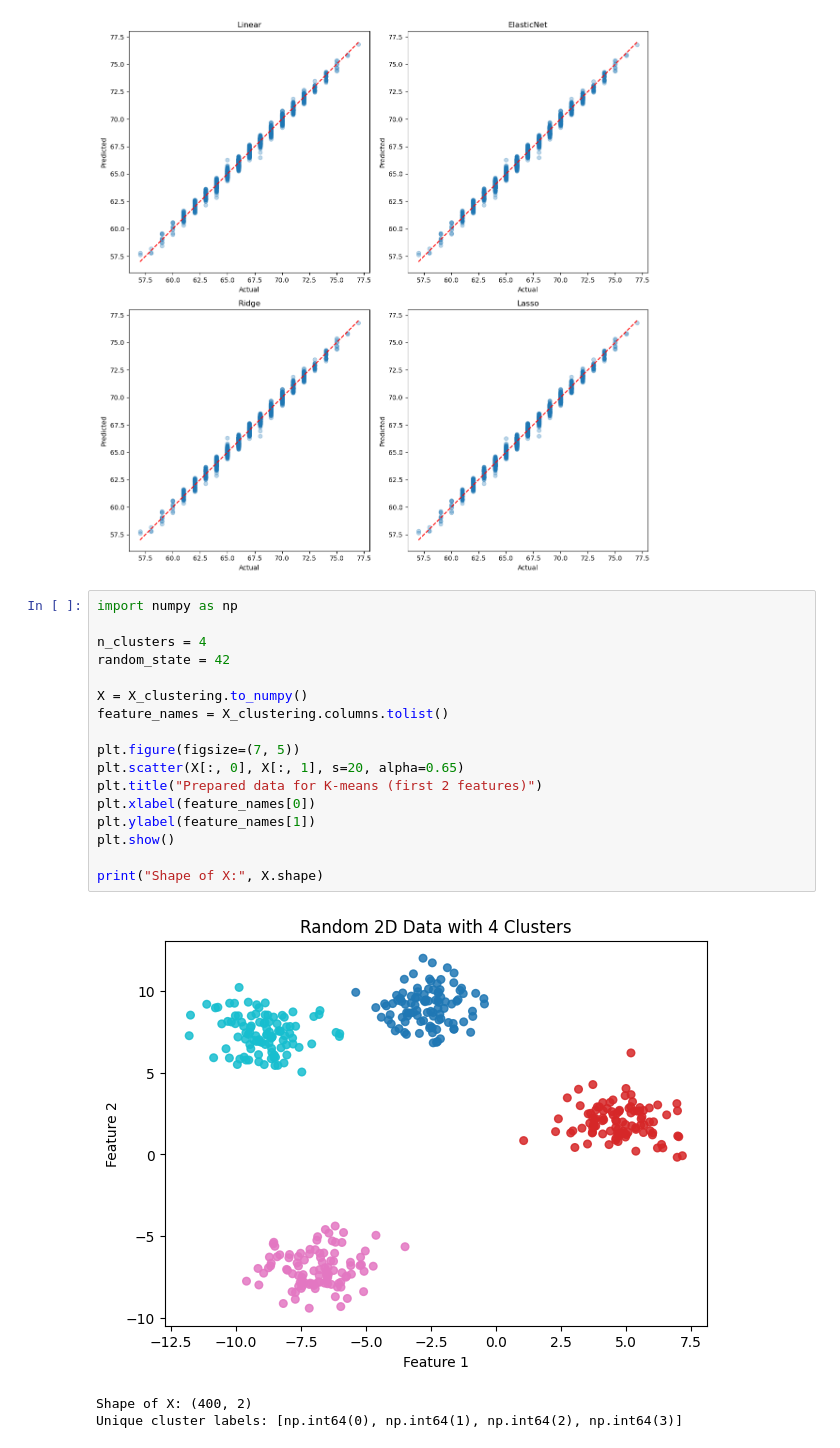
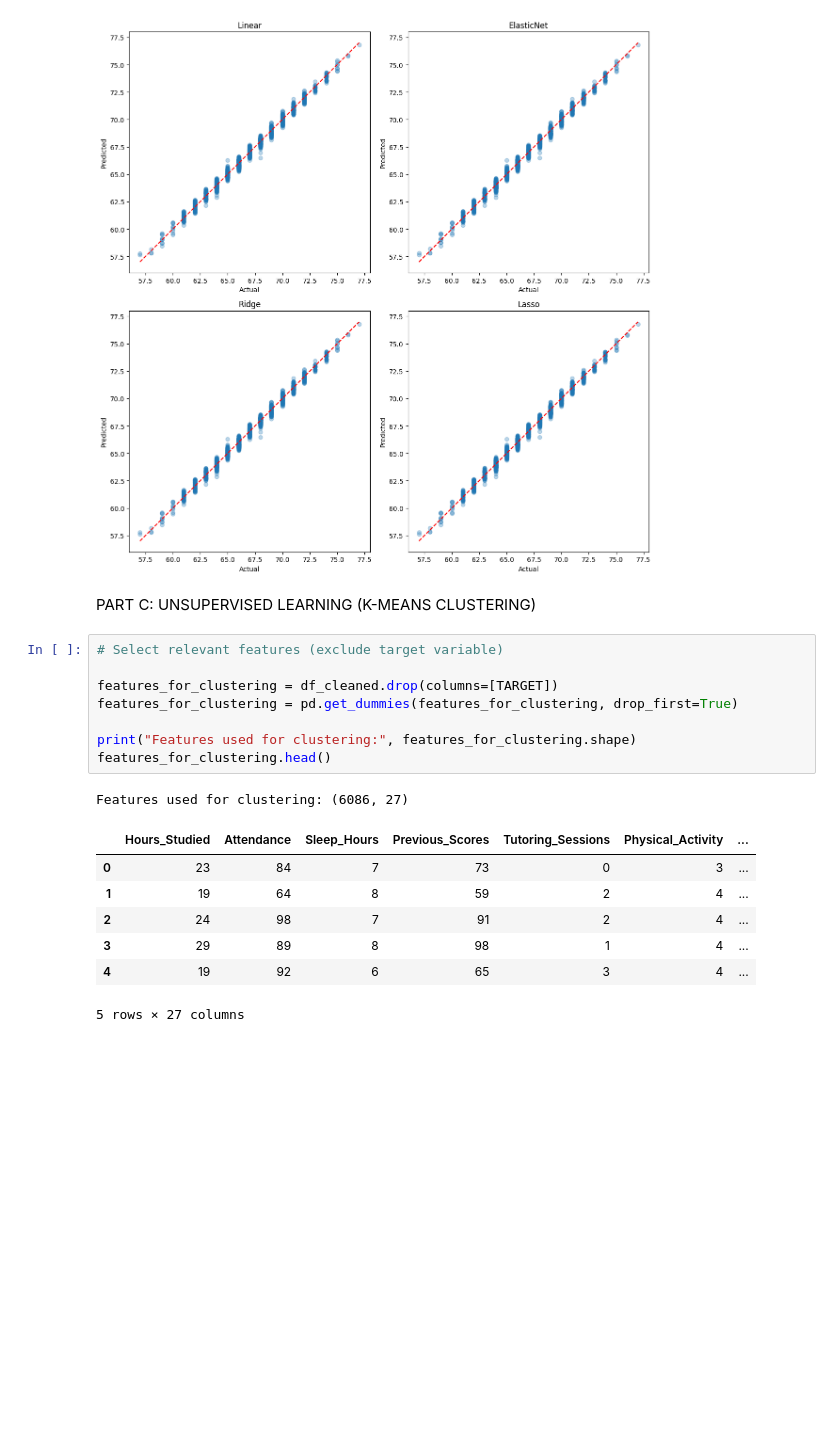
Before and after one commit to EarlClydeeee/pattern_recognition, a Jupyter notebook: student_performance.ipynb, the cells around one changed output. Cells and saved outputs as stored; diff of their text form; blank space fills up the shorter version.

```diff
--- a/student_performance.ipynb
+++ b/student_performance.ipynb
@@ -386,24 +386,22 @@ plt.tight_layout()
 plt.show()
 # %% [output]
 [figure]
+# %% [markdown]
+PART C: UNSUPERVISED LEARNING (K-MEANS CLUSTERING)
 # %%
-import numpy as np
+# Select relevant features (exclude target variable)
 
-n_clusters = 4
-random_state = 42
+features_for_clustering = df_cleaned.drop(columns=[TARGET])
+features_for_clustering = pd.get_dummies(features_for_clustering, drop_first=True)
 
-X = X_clustering.to_numpy()
-feature_names = X_clustering.columns.tolist()
-
-plt.figure(figsize=(7, 5))
-plt.scatter(X[:, 0], X[:, 1], s=20, alpha=0.65)
-plt.title("Prepared data for K-means (first 2 features)")
-plt.xlabel(feature_names[0])
-plt.ylabel(feature_names[1])
-plt.show()
-
-print("Shape of X:", X.shape)
+print("Features used for clustering:", features_for_clustering.shape)
+features_for_clustering.head()
 # %% [output]
-[figure, removed]
-Shape of X: (400, 2)
-Unique cluster labels: [np.int64(0), np.int64(1), np.int64(2), np.int64(3)]
+Features used for clustering: (6086, 27)
+|  | Hours_Studied | Attendance | Sleep_Hours | Previous_Scores | Tutoring_Sessions | Physical_Activity | ... |
+| 0 | 23 | 84 | 7 | 73 | 0 | 3 | ... |
+| 1 | 19 | 64 | 8 | 59 | 2 | 4 | ... |
+| 2 | 24 | 98 | 7 | 91 | 2 | 4 | ... |
+| 3 | 29 | 89 | 8 | 98 | 1 | 4 | ... |
+| 4 | 19 | 92 | 6 | 65 | 3 | 4 | ... |
+5 rows × 27 columns
```
Also changed, not shown: parts of 11 cells of this notebook.
